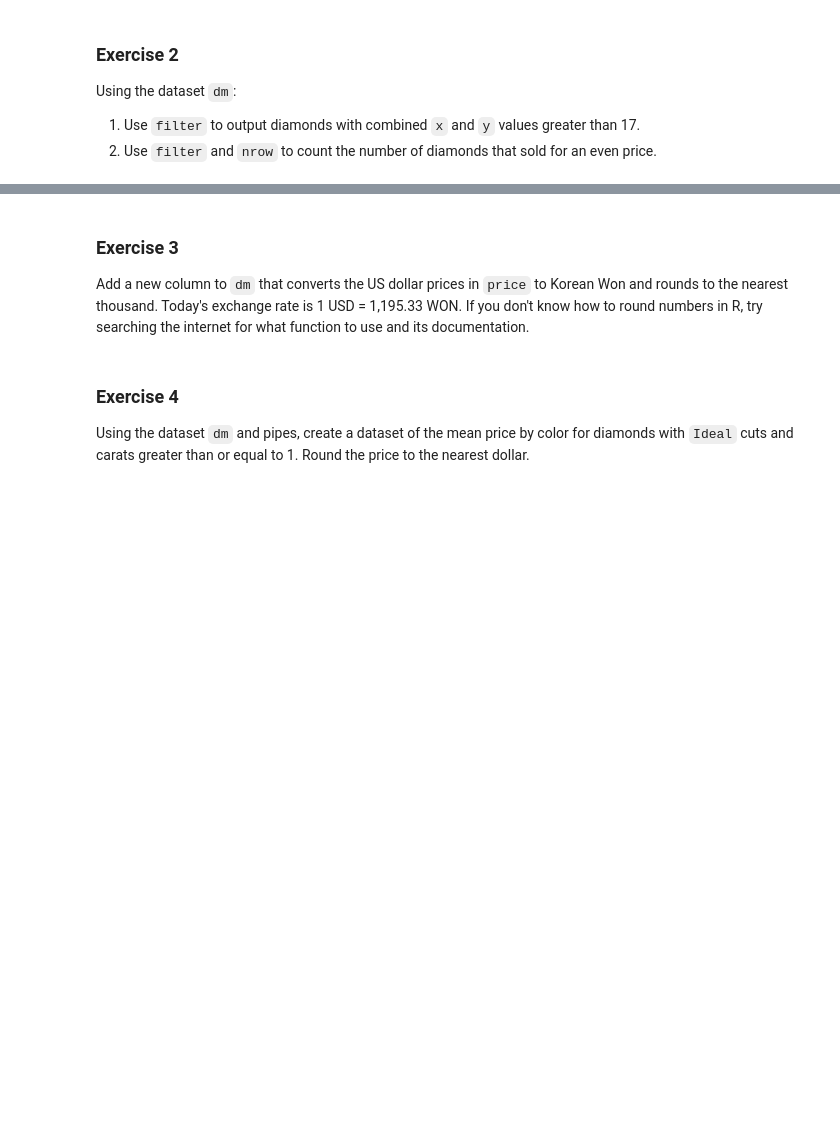
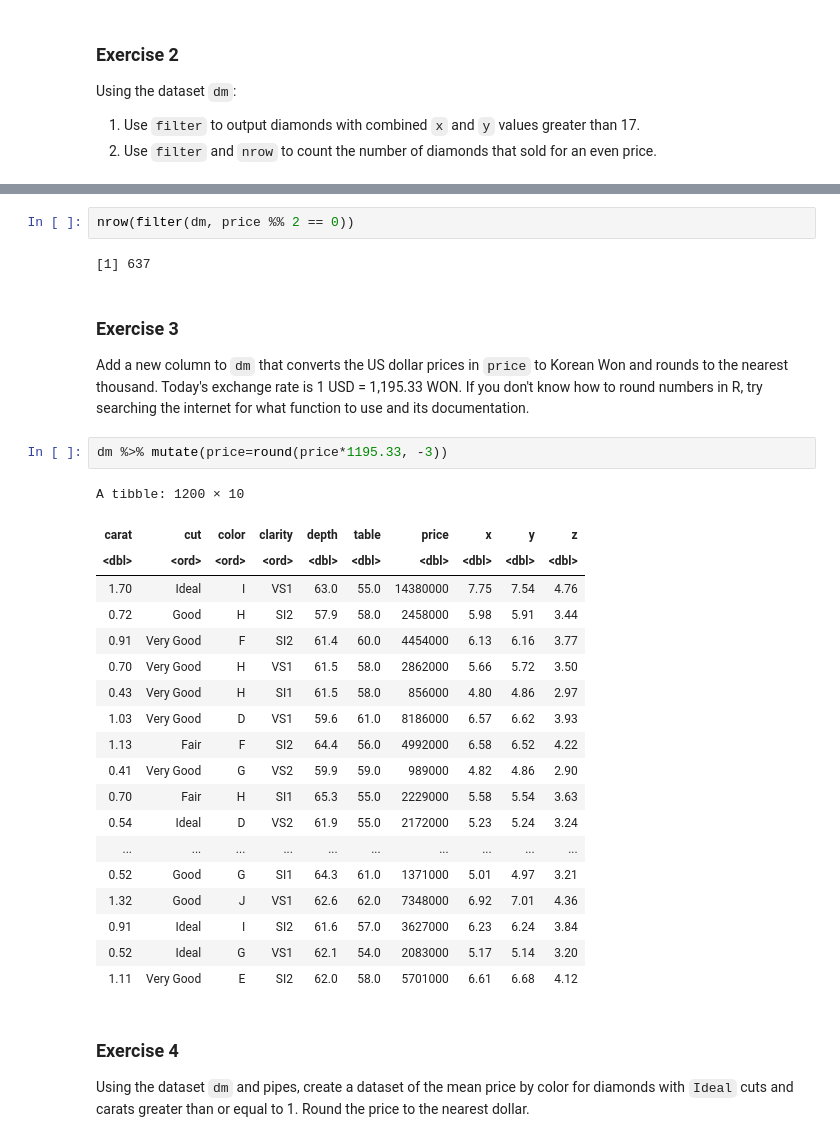
Before and after one commit to rogerfan/stats306_w20, a Jupyter notebook: labs/stats306_lab4.ipynb, the cells around one changed output, grey strips where cells are left out. Saved outputs shown, nothing was run; the diff lists cells and outputs as text; blank space fills up the shorter version.

```diff
--- a/labs/stats306_lab4.ipynb
+++ b/labs/stats306_lab4.ipynb
@@ -269,6 +623,32 @@ Using the dataset `dm`:
+# %%
+nrow(filter(dm, price %% 2 == 0))
+# %% [output]
+[1] 637
 # %% [markdown]
 ### Exercise 3
 Add a new column to `dm` that converts the US dollar prices in `price` to Korean Won and rounds to the nearest thousand. Today's exchange rate is 1 USD = 1,195.33 WON. If you don't know how to round numbers in R, try searching the internet for what function to use and its documentation.
+# %%
+dm %>% mutate(price=round(price*1195.33, -3))
+# %% [output]
+A tibble: 1200 × 10
+| carat | cut | color | clarity | depth | table | price | x | y | z |
+| <dbl> | <ord> | <ord> | <ord> | <dbl> | <dbl> | <dbl> | <dbl> | <dbl> | <dbl> |
+| 1.70 | Ideal | I | VS1 | 63.0 | 55.0 | 14380000 | 7.75 | 7.54 | 4.76 |
+| 0.72 | Good | H | SI2 | 57.9 | 58.0 | 2458000 | 5.98 | 5.91 | 3.44 |
+| 0.91 | Very Good | F | SI2 | 61.4 | 60.0 | 4454000 | 6.13 | 6.16 | 3.77 |
+| 0.70 | Very Good | H | VS1 | 61.5 | 58.0 | 2862000 | 5.66 | 5.72 | 3.50 |
+| 0.43 | Very Good | H | SI1 | 61.5 | 58.0 | 856000 | 4.80 | 4.86 | 2.97 |
+| 1.03 | Very Good | D | VS1 | 59.6 | 61.0 | 8186000 | 6.57 | 6.62 | 3.93 |
+| 1.13 | Fair | F | SI2 | 64.4 | 56.0 | 4992000 | 6.58 | 6.52 | 4.22 |
+| 0.41 | Very Good | G | VS2 | 59.9 | 59.0 | 989000 | 4.82 | 4.86 | 2.90 |
+| 0.70 | Fair | H | SI1 | 65.3 | 55.0 | 2229000 | 5.58 | 5.54 | 3.63 |
+| 0.54 | Ideal | D | VS2 | 61.9 | 55.0 | 2172000 | 5.23 | 5.24 | 3.24 |
+| ... | ... | ... | ... | ... | ... | ... | ... | ... | ... |
+| 0.52 | Good | G | SI1 | 64.3 | 61.0 | 1371000 | 5.01 | 4.97 | 3.21 |
+| 1.32 | Good | J | VS1 | 62.6 | 62.0 | 7348000 | 6.92 | 7.01 | 4.36 |
+| 0.91 | Ideal | I | SI2 | 61.6 | 57.0 | 3627000 | 6.23 | 6.24 | 3.84 |
+| 0.52 | Ideal | G | VS1 | 62.1 | 54.0 | 2083000 | 5.17 | 5.14 | 3.20 |
+| 1.11 | Very Good | E | SI2 | 62.0 | 58.0 | 5701000 | 6.61 | 6.68 | 4.12 |
 # %% [markdown]
 ### Exercise 4
 
```
Also changed, not shown: parts of 49 cells of this notebook, 1 other file.
